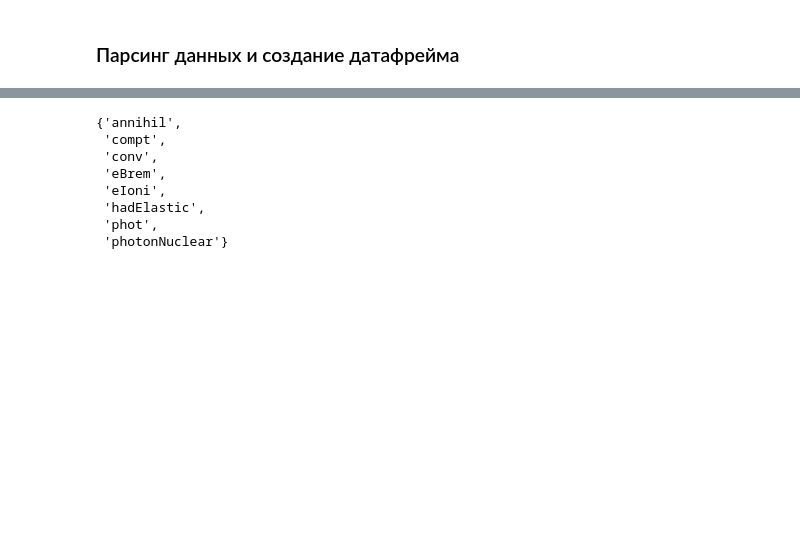
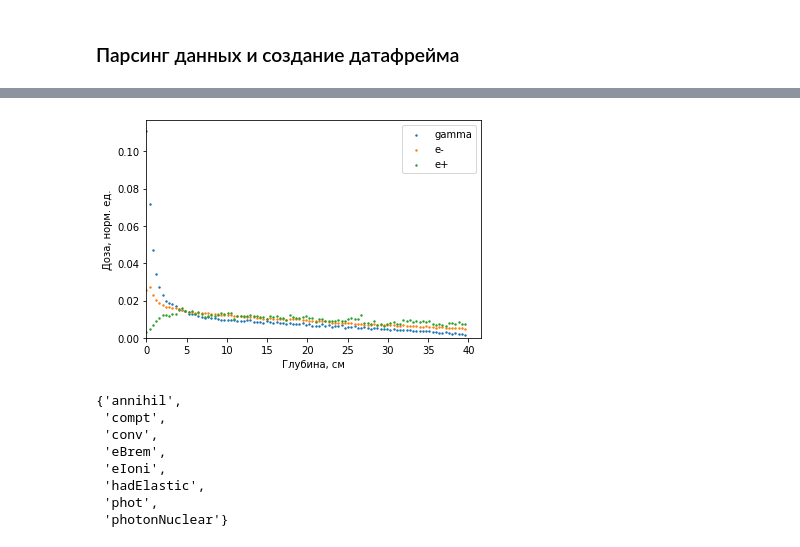
Before and after one commit to annndruha/Distribution-of-secondary-particles-in-tissue-equivalent-materials, a Jupyter notebook: model_cube/ParticlePlotter.ipynb, the cells around one changed output, grey strips where cells are left out. Drawn from its saved outputs; the diff is of its cells as text; code cells hidden in the pictures; blank space fills up the shorter version.

```diff
--- a/model_cube/ParticlePlotter.ipynb
+++ b/model_cube/ParticlePlotter.ipynb
@@ -8,7 +8,7 @@ import glob
 import matplotlib.pyplot as plt
 # %%
 runN = "*" # If take all runs set runN = "*"
-paths = glob.glob(f"accel_data_secondary/Run{runN}_nt_ParticleData_t*.csv")
+paths = glob.glob(f"build/Run{runN}_nt_ParticleData_t*.csv") #accel_data_secondary
 # %%
 with open(paths[0], 'r') as f:
     print(f"Headers from file: {paths[0]}")
@@ -38,0 +55,8 @@ len(data)
+# %%
+l = len(data)
+res = []
+for name in set(data['particle_name']):
+    count = len(data[data['particle_name'] == name])
+    res.append((name, count, count/l*100))
+
+pd.DataFrame(res, columns=['name', 'count', 'percent'])
@@ -39,3 +77,21 @@ len(data)
+# %%
+for name in ['gamma', 'e-', 'e+']:
+    nfilt = data[data['particle_name'] == name]
+    bins = []
+    borders = np.linspace(-20, 20, 100)
+    for i, b in enumerate(borders[:-1]):
+        bin_data = nfilt[nfilt['z']>b][nfilt['z']<borders[i+1]]
+        bins.append(sum(bin_data['dE']))
+    plt.scatter(np.array(borders[:-1])+20, np.array(bins)/sum(np.array(bins)), s=2, label=name)
+    plt.xlim([0, plt.xlim()[1]])
+    plt.ylim([0, plt.ylim()[1]])
+    # plt.yscale('log')
+    plt.legend()
+    plt.ylabel('Доза, норм. ед.')
+    plt.xlabel('Глубина, см')
+plt.show()
+# %% [output]
+[figure, added]
 # %%
 set(data['creator_process'])
 # %% [output]
```
Also changed, not shown: parts of 6 cells of this notebook, 2 other files.
